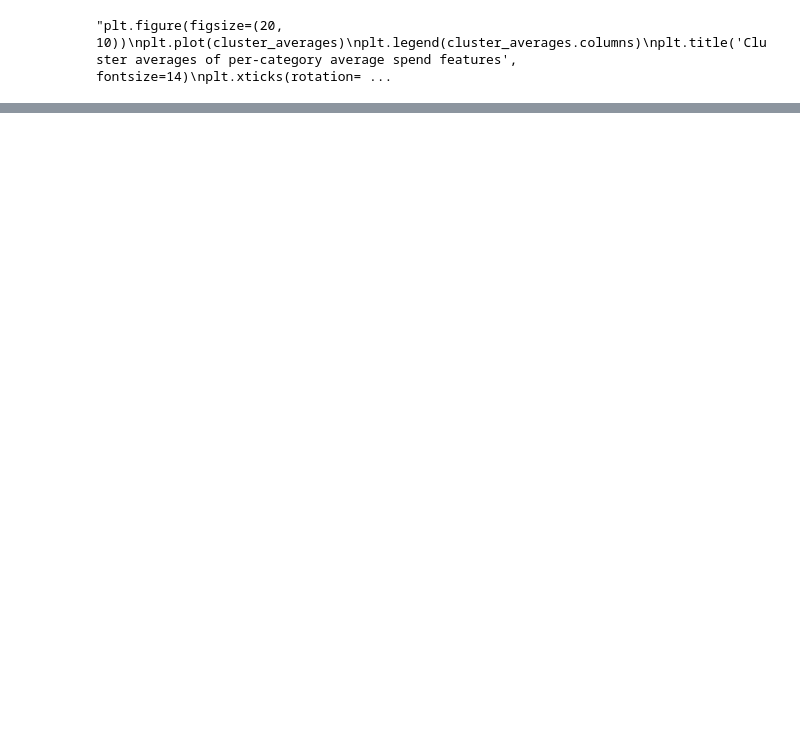
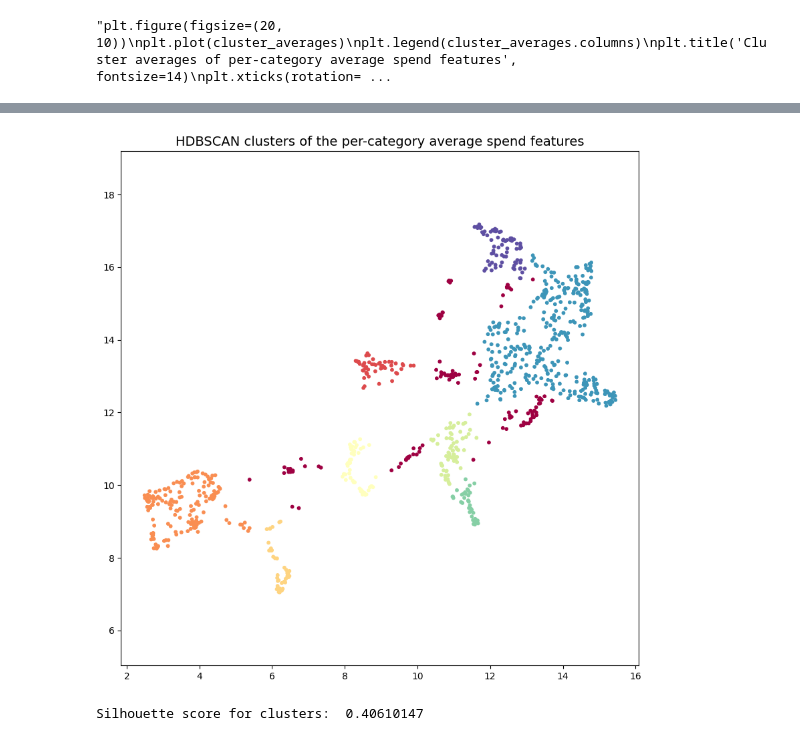
Before and after one commit to UoB-DSMP-2023-24/dsmp-2024-group-38, a Jupyter notebook: UMAP_HDBSCAN_clustering_dataset2.ipynb, the cells around one changed output, grey strips where cells are left out. Saved outputs shown, nothing was run; the diff lists cells and outputs as text; code cells hidden in the pictures; blank space fills up the shorter version.

```diff
--- a/UMAP_HDBSCAN_clustering_dataset2.ipynb
+++ b/UMAP_HDBSCAN_clustering_dataset2.ipynb
@@ -280,0 +284,34 @@ plt.show()
+# %%
+##### HDBSCAN model
+
+# cluster with hdbscan
+from sklearn.cluster import HDBSCAN
+hdb = HDBSCAN(
+    min_samples=1,
+    min_cluster_size=40,
+)
+
+# fit the clusterer
+hdb_clusters = hdb.fit_predict(embedding)
+
+# plot HDBSCAN
+plt.figure(figsize=(10, 10))
+
+plt.scatter(
+    embedding[:, 0],
+    embedding[:, 1],
+    c=hdb_clusters,
+    cmap='Spectral',
+    s=10
+)
+
+plt.gca().set_aspect('equal', 'datalim')
+plt.title('HDBSCAN clusters of the per-category average spend features', fontsize=14);
+plt.show()
+
+# get silhouette score
+from sklearn.metrics import silhouette_score
+print(f'Silhouette score for clusters: ',silhouette_score(embedding, hdb_clusters))
+# %% [output]
+[figure, added]
+Silhouette score for clusters:  0.40610147
```
Also changed, not shown: parts of 16 cells of this notebook.
